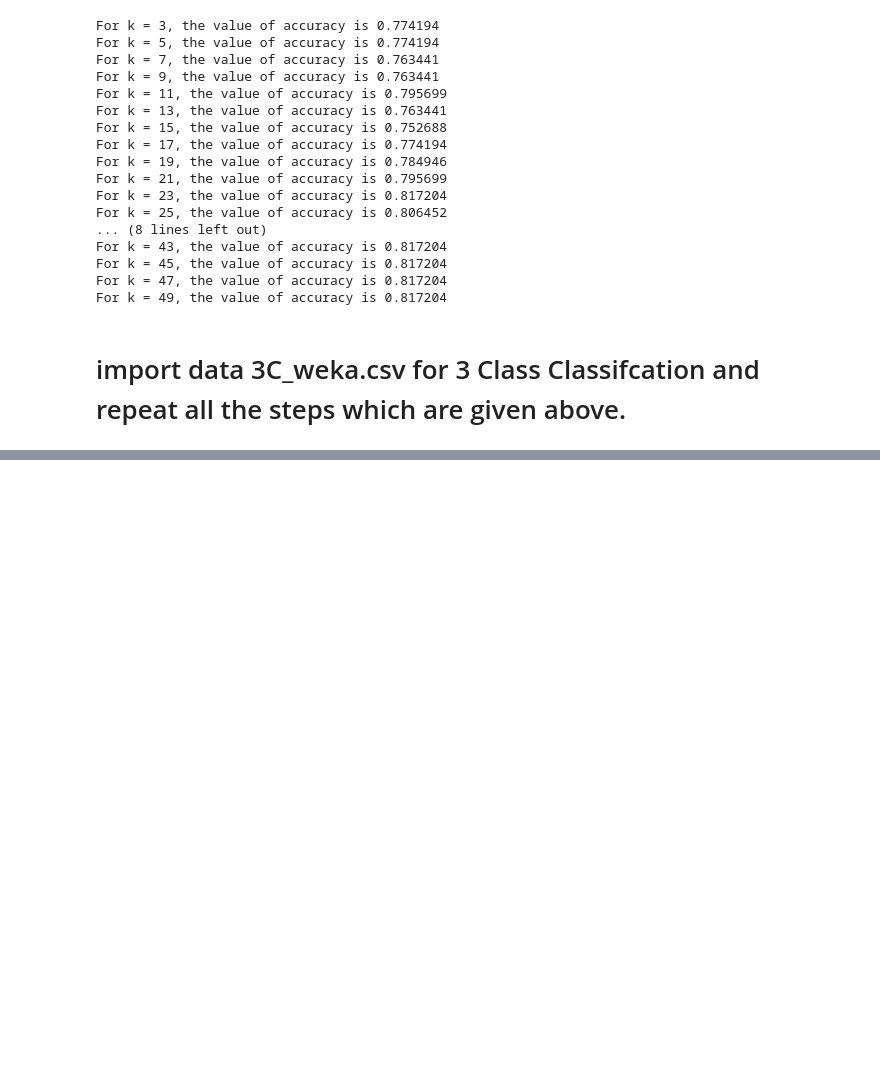
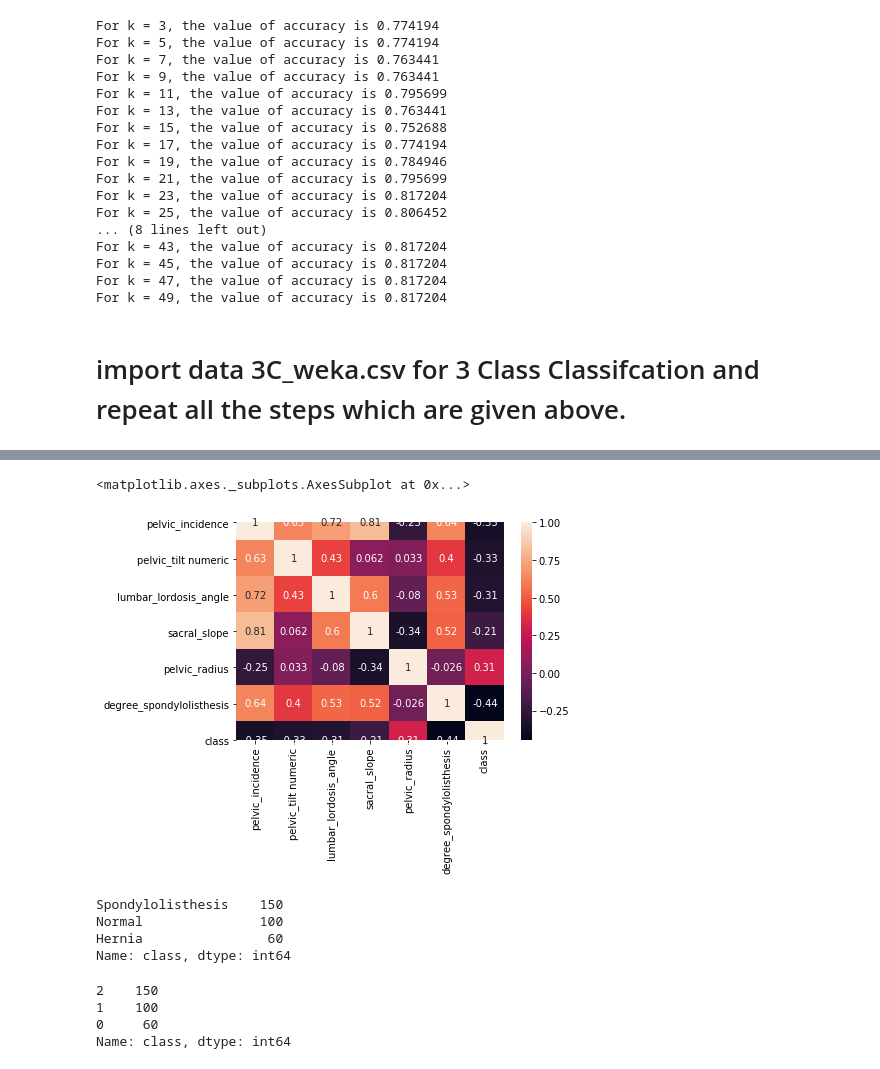
Before and after one commit to mohit19mahajan/aiml1, a Jupyter notebook: Project - kNN- Patient type Classification.ipynb, the cells around one changed output, grey strips where cells are left out. Cells and saved outputs as stored; diff of their text form; code cells hidden in the pictures; blank space fills up the shorter version.

```diff
--- a/Project - kNN- Patient type Classification.ipynb
+++ b/Project - kNN- Patient type Classification.ipynb
@@ -190,0 +247,6 @@ df3 = pd.read_csv("3Classdata.csv")
+# %%
+c1 = twodf.corr()
+sns.heatmap(c1,annot=True)
+# %% [output]
+<matplotlib.axes._subplots.AxesSubplot at 0x...>
+[figure, added]
@@ -190,0 +256,14 @@ df3 = pd.read_csv("3Classdata.csv")
+# %%
+df3["class"].value_counts()
+# %% [output]
+Spondylolisthesis    150
+Normal               100
+Hernia                60
+Name: class, dtype: int64
+# %%
+df3["class"].value_counts()
+# %% [output]
+2    150
+1    100
+0     60
+Name: class, dtype: int64
```
Also changed, not shown: parts of 15 cells of this notebook.
